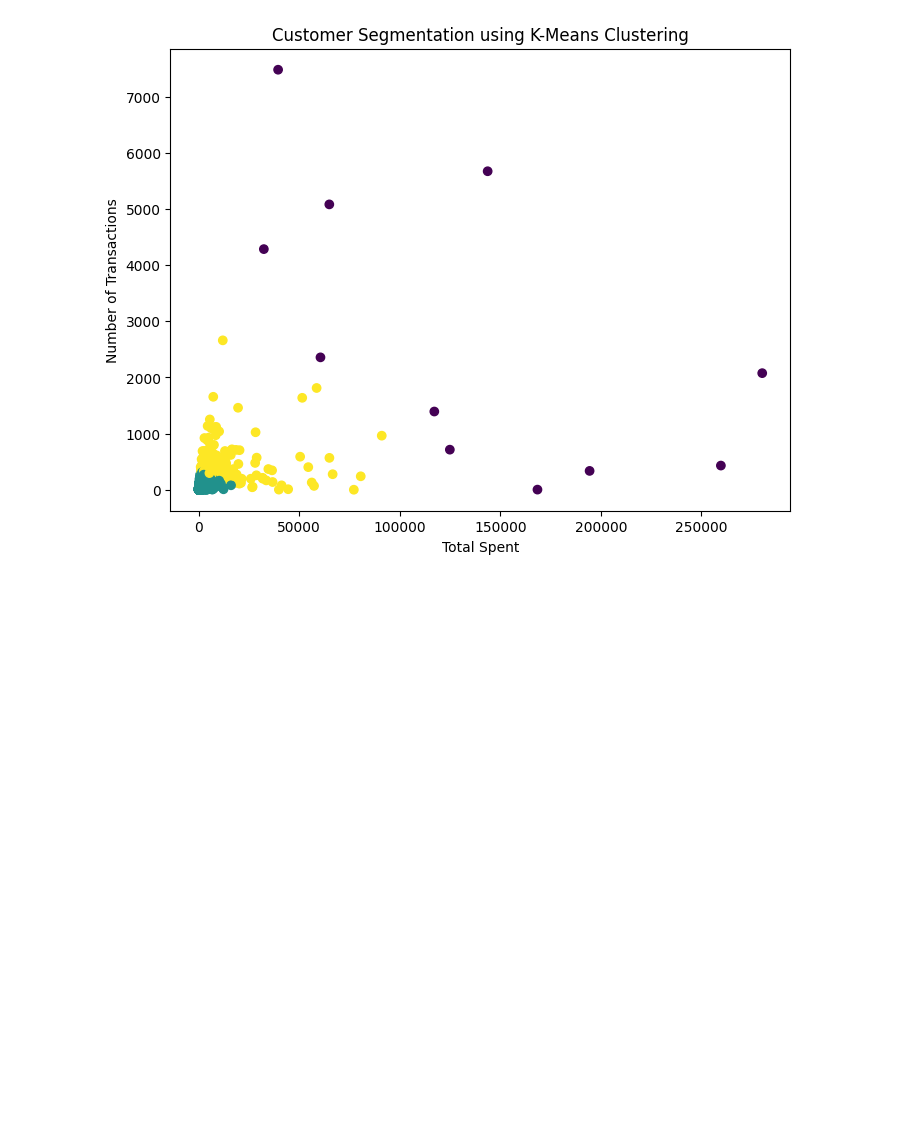
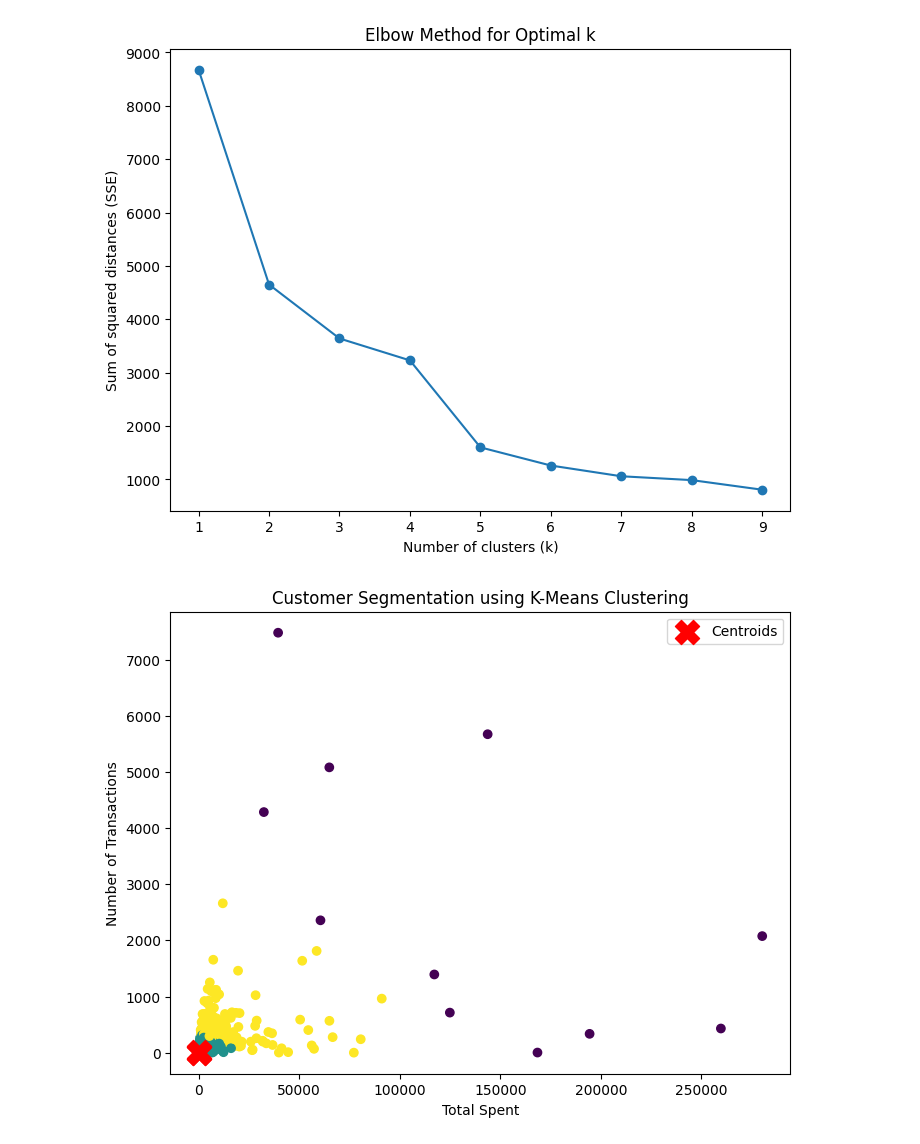
Before and after one commit to DyunReelCoding/IS107_PROJECT, a Jupyter notebook: final_project.ipynb, the cells around one changed output. Drawn from its saved outputs; the diff is of its cells as text; code cells hidden in the pictures; blank space fills up the shorter version.

```diff
--- a/final_project.ipynb
+++ b/final_project.ipynb
@@ -230,6 +241,7 @@ from sqlalchemy import create_engine
 from sklearn.cluster import KMeans
 import matplotlib.pyplot as plt
 from sklearn.preprocessing import StandardScaler
+import numpy as np
 
 # Set up the connection (replace with your credentials)
 engine = create_engine('postgresql+psycopg2://postgres@localhost:5432/retail_data_warehouse')
@@ -237,35 +249,58 @@ engine = create_engine('postgresql+psycopg2://postgres@localhost:5432/retail_dat
 # Query to retrieve customer data for segmentation
 query_customers = '''
 SELECT c.customer_id, SUM(fs.quantity * fs.unit_price) AS total_spent, COUNT(fs.invoice_no) AS num_transactions
 FROM fact_sales fs
 JOIN dim_customer c ON fs.customer_id = c.customer_id
 GROUP BY c.customer_id;
 '''
 data_customers = pd.read_sql(query_customers, engine)
 
+# Handle missing or invalid data (if any)
+data_customers.fillna(0, inplace=True)  # Replace NaN values with 0
+data_customers = data_customers[(data_customers['total_spent'] > 0) & (data_customers['num_transactions'] > 0)]  # Keep only positive values
+
 # Preprocessing the data for clustering
 scaler = StandardScaler()
 X = scaler.fit_transform(data_customers[['total_spent', 'num_transactions']])
 
-# Perform K-Means Clustering
+# Elbow method to determine optimal number of clusters
+sse = []  # Sum of squared distances
+for k in range(1, 10):
+    kmeans = KMeans(n_clusters=k, random_state=42)
+    kmeans.fit(X)
+    sse.append(kmeans.inertia_)
+
+# Plot the elbow method
+plt.figure(figsize=(8, 6))
+plt.plot(range(1, 10), sse, marker='o')
+plt.title('Elbow Method for Optimal k')
+plt.xlabel('Number of clusters (k)')
+plt.ylabel('Sum of squared distances (SSE)')
+plt.show()
+
+# Based on the elbow plot, we can choose an optimal k (e.g., k=3)
 kmeans = KMeans(n_clusters=3, random_state=42)
 data_customers['cluster'] = kmeans.fit_predict(X)
 
-# Plot the clusters
+# Plot the clusters and cluster centers
 plt.figure(figsize=(8, 6))
 plt.scatter(data_customers['total_spent'], data_customers['num_transactions'], c=data_customers['cluster'], cmap='viridis')
+plt.scatter(kmeans.cluster_centers_[:, 0], kmeans.cluster_centers_[:, 1], s=300, c='red', label='Centroids', marker='X')
 plt.xlabel('Total Spent')
 plt.ylabel('Number of Transactions')
 plt.title('Customer Segmentation using K-Means Clustering')
+plt.legend()
 plt.show()
 
 # Add a report or description
 report = '''
 Customer segmentation was performed using K-Means clustering based on total spending and transaction frequency.
-The resulting clusters can be used to identify high-value customers, frequent buyers, and low-engagement customers.
+The optimal number of clusters was determined using the elbow method. The resulting clusters can be used to identify
+high-value customers, frequent buyers, and low-engagement customers. The red 'X' markers represent the centroids of each cluster.
 '''
 
 print(report)
 # %% [output]
-[figure, old version]
+[figure, new version]
+[figure, added]
 Customer segmentation was performed using K-Means clustering based on total spending and transaction frequency.
```
Also changed, not shown: parts of 7 cells of this notebook, 4 other files.
